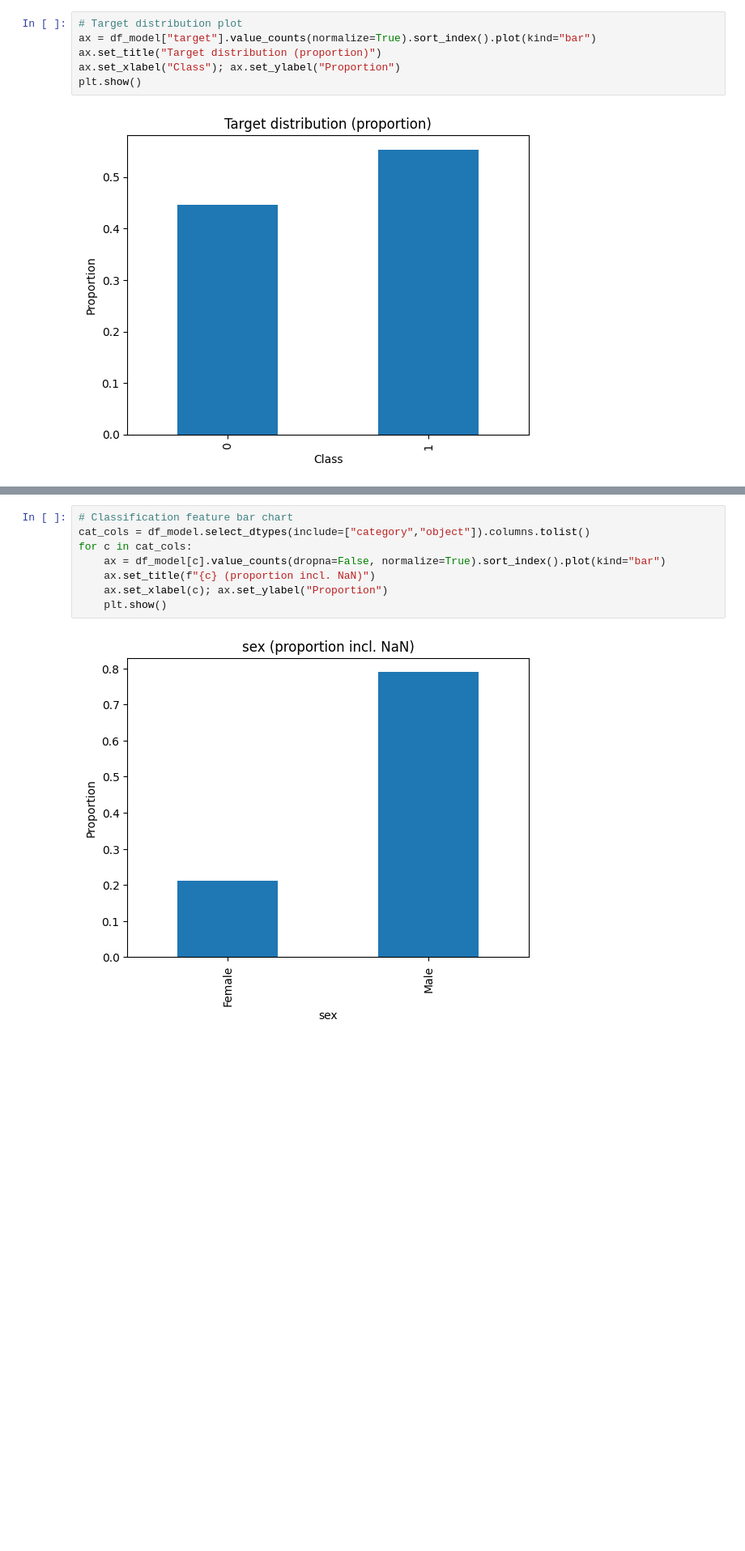
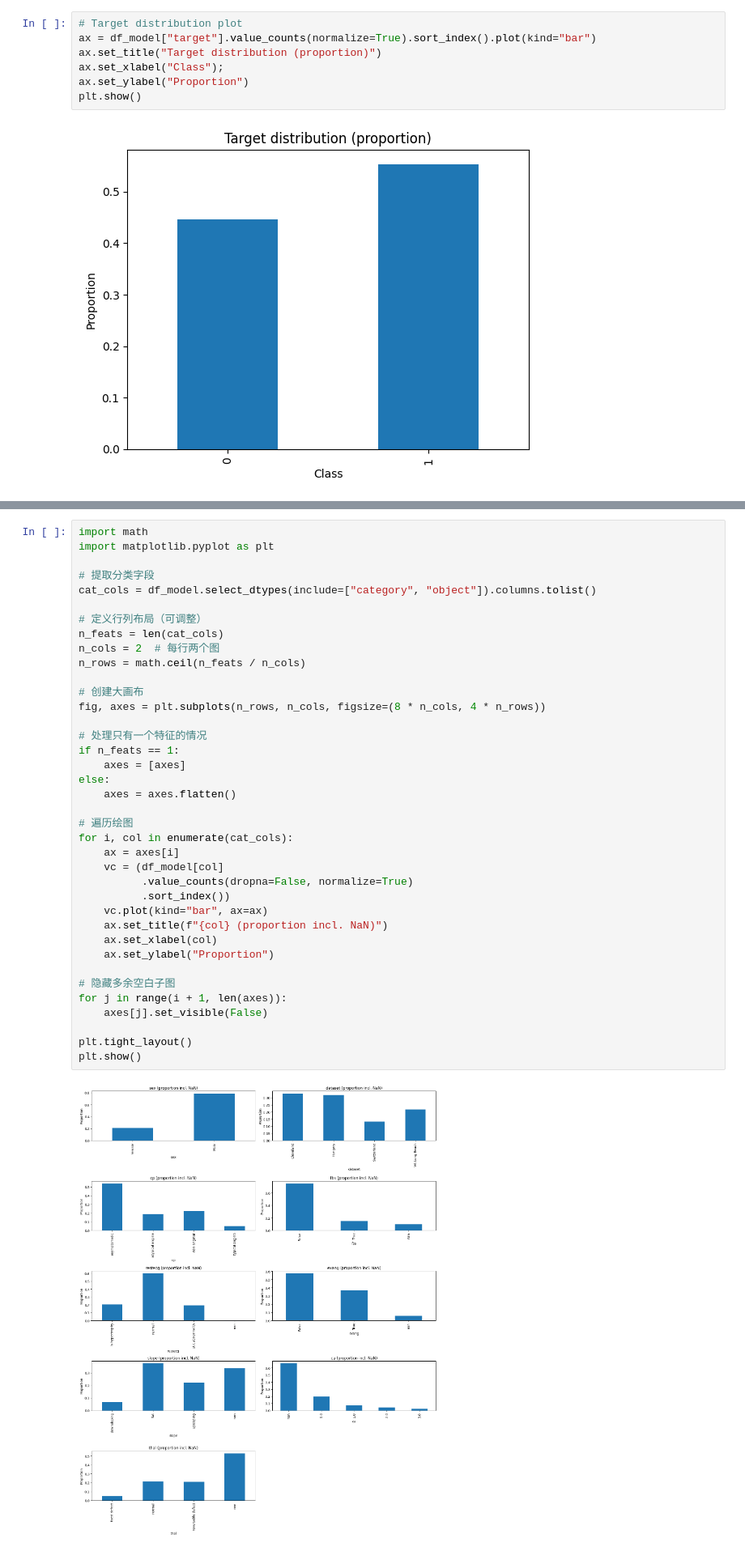
Before and after one commit to FaizanAbbas5/AppliedAI, a Jupyter notebook: Assessment2_group.ipynb, the cells around one changed output, grey strips where cells are left out. Shown at 81% size. Drawn from its saved outputs; the diff is of its cells as text; blank space fills up the shorter version.

```diff
--- a/Assessment2_group.ipynb
+++ b/Assessment2_group.ipynb
@@ -460,7 +479,8 @@ dtype: float64
 # Target distribution plot
 ax = df_model["target"].value_counts(normalize=True).sort_index().plot(kind="bar")
 ax.set_title("Target distribution (proportion)")
-ax.set_xlabel("Class"); ax.set_ylabel("Proportion")
+ax.set_xlabel("Class");
+ax.set_ylabel("Proportion")
 plt.show()
 # %% [output]
 [figure]
@@ -475,12 +495,42 @@ plt.tight_layout(); plt.show()
 # %% [output]
 [figure]
 # %%
-# Classification feature bar chart
-cat_cols = df_model.select_dtypes(include=["category","object"]).columns.tolist()
-for c in cat_cols:
-    ax = df_model[c].value_counts(dropna=False, normalize=True).sort_index().plot(kind="bar")
-    ax.set_title(f"{c} (proportion incl. NaN)")
-    ax.set_xlabel(c); ax.set_ylabel("Proportion")
-    plt.show()
+import math
+import matplotlib.pyplot as plt
+
+# 提取分类字段
+cat_cols = df_model.select_dtypes(include=["category", "object"]).columns.tolist()
+
+# 定义行列布局（可调整）
+n_feats = len(cat_cols)
+n_cols = 2  # 每行两个图
+n_rows = math.ceil(n_feats / n_cols)
+
+# 创建大画布
+fig, axes = plt.subplots(n_rows, n_cols, figsize=(8 * n_cols, 4 * n_rows))
+
+# 处理只有一个特征的情况
+if n_feats == 1:
+    axes = [axes]
+else:
+    axes = axes.flatten()
+
+# 遍历绘图
+for i, col in enumerate(cat_cols):
+    ax = axes[i]
+    vc = (df_model[col]
+          .value_counts(dropna=False, normalize=True)
+          .sort_index())
+    vc.plot(kind="bar", ax=ax)
+    ax.set_title(f"{col} (proportion incl. NaN)")
+    ax.set_xlabel(col)
+    ax.set_ylabel("Proportion")
+
+# 隐藏多余空白子图
+for j in range(i + 1, len(axes)):
+    axes[j].set_visible(False)
+
+plt.tight_layout()
+plt.show()
 # %% [output]
-[figure, old version]
+[figure, new version]
```
Also changed, not shown: parts of 30 cells of this notebook.
